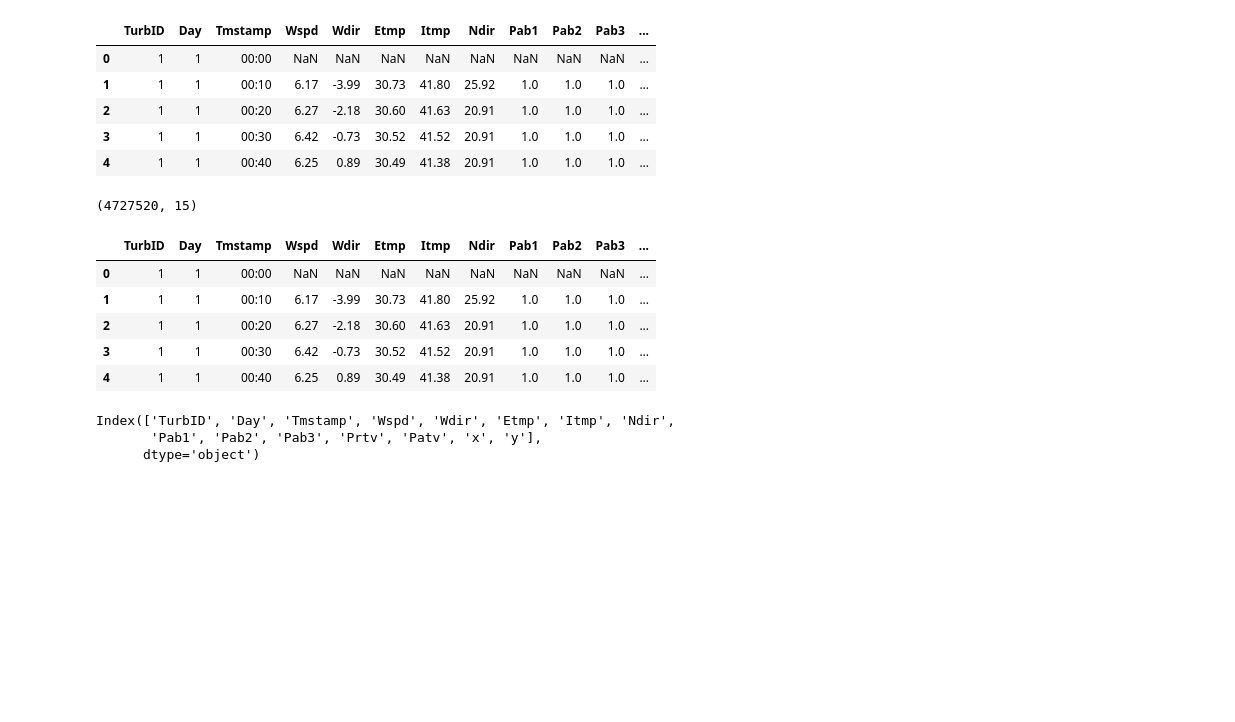
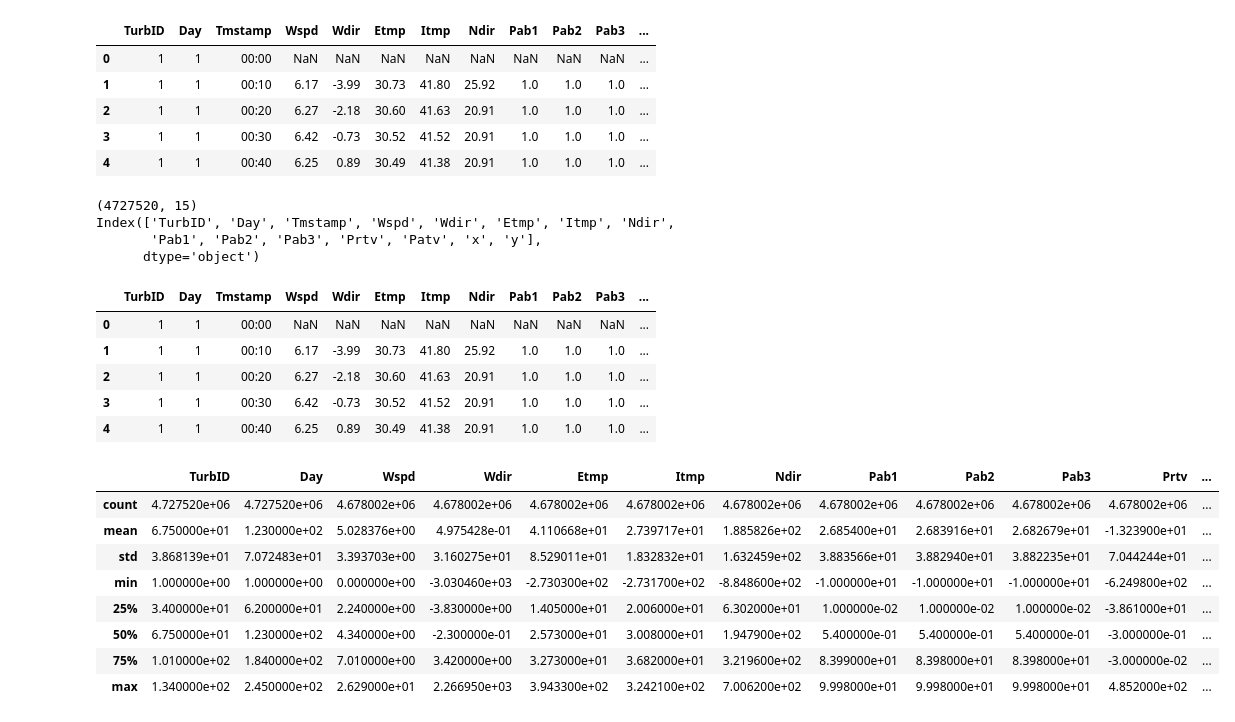
Before and after one commit to GKDGKD/KDD_CUP_2022, a Jupyter notebook: notebook/kdd_EDA.ipynb, the cells around one changed output. Drawn from its saved outputs; the diff is of its cells as text; code cells hidden in the pictures; blank space fills up the shorter version.

Commit message:
update data_prepare

```diff
--- a/notebook/kdd_EDA.ipynb
+++ b/notebook/kdd_EDA.ipynb
@@ -18,7 +23,7 @@ location.describe()
 | 75% | 100.750000 | 4320.609625 | 8814.832950 |
 | max | 134.000000 | 5501.452900 | 12121.004260 |
 # %%
-df_train = pd.read_csv(os.path.join(data_path, 'train/wtbdata_245days.csv'))
+df_train = pd.read_csv(os.path.join(data_path, 'wtbdata_245days.csv'))
 print(df_train.shape)
 print(df_train.columns)
 df_train.head()
@@ -36,9 +41,13 @@ Index(['TurbID', 'Day', 'Tmstamp', 'Wspd', 'Wdir', 'Etmp', 'Itmp', 'Ndir',
 # %%
 df_train = pd.merge(df_train, location, on='TurbID', how='left')
 print(df_train.shape)
+print(df_train.columns)
 df_train.head()
 # %% [output]
 (4727520, 15)
+Index(['TurbID', 'Day', 'Tmstamp', 'Wspd', 'Wdir', 'Etmp', 'Itmp', 'Ndir',
+       'Pab1', 'Pab2', 'Pab3', 'Prtv', 'Patv', 'x', 'y'],
+      dtype='object')
 |  | TurbID | Day | Tmstamp | Wspd | Wdir | Etmp | Itmp | Ndir | Pab1 | Pab2 | Pab3 | ... |
 | 0 | 1 | 1 | 00:00 | NaN | NaN | NaN | NaN | NaN | NaN | NaN | NaN | ... |
 | 1 | 1 | 1 | 00:10 | 6.17 | -3.99 | 30.73 | 41.80 | 25.92 | 1.0 | 1.0 | 1.0 | ... |
@@ -46,8 +55,14 @@ df_train.head()
 | 3 | 1 | 1 | 00:30 | 6.42 | -0.73 | 30.52 | 41.52 | 20.91 | 1.0 | 1.0 | 1.0 | ... |
 | 4 | 1 | 1 | 00:40 | 6.25 | 0.89 | 30.49 | 41.38 | 20.91 | 1.0 | 1.0 | 1.0 | ... |
 # %%
-df_train.columns
+df_train.describe()
 # %% [output]
-Index(['TurbID', 'Day', 'Tmstamp', 'Wspd', 'Wdir', 'Etmp', 'Itmp', 'Ndir',
-       'Pab1', 'Pab2', 'Pab3', 'Prtv', 'Patv', 'x', 'y'],
-      dtype='object')
+|  | TurbID | Day | Wspd | Wdir | Etmp | Itmp | Ndir | Pab1 | Pab2 | Pab3 | Prtv | ... |
+| count | 4.727520e+06 | 4.727520e+06 | 4.678002e+06 | 4.678002e+06 | 4.678002e+06 | 4.678002e+06 | 4.678002e+06 | 4.678002e+06 | 4.678002e+06 | 4.678002e+06 | 4.678002e+06 | ... |
+| mean | 6.750000e+01 | 1.230000e+02 | 5.028376e+00 | 4.975428e-01 | 4.110668e+01 | 2.739717e+01 | 1.885826e+02 | 2.685400e+01 | 2.683916e+01 | 2.682679e+01 | -1.323900e+01 | ... |
+| std | 3.868139e+01 | 7.072483e+01 | 3.393703e+00 | 3.160275e+01 | 8.529011e+01 | 1.832832e+01 | 1.632459e+02 | 3.883566e+01 | 3.882940e+01 | 3.882235e+01 | 7.044244e+01 | ... |
+| min | 1.000000e+00 | 1.000000e+00 | 0.000000e+00 | -3.030460e+03 | -2.730300e+02 | -2.731700e+02 | -8.848600e+02 | -1.000000e+01 | -1.000000e+01 | -1.000000e+01 | -6.249800e+02 | ... |
+| 25% | 3.400000e+01 | 6.200000e+01 | 2.240000e+00 | -3.830000e+00 | 1.405000e+01 | 2.006000e+01 | 6.302000e+01 | 1.000000e-02 | 1.000000e-02 | 1.000000e-02 | -3.861000e+01 | ... |
+| 50% | 6.750000e+01 | 1.230000e+02 | 4.340000e+00 | -2.300000e-01 | 2.573000e+01 | 3.008000e+01 | 1.947900e+02 | 5.400000e-01 | 5.400000e-01 | 5.400000e-01 | -3.000000e-01 | ... |
+| 75% | 1.010000e+02 | 1.840000e+02 | 7.010000e+00 | 3.420000e+00 | 3.273000e+01 | 3.682000e+01 | 3.219600e+02 | 8.399000e+01 | 8.398000e+01 | 8.398000e+01 | -3.000000e-02 | ... |
+| max | 1.340000e+02 | 2.450000e+02 | 2.629000e+01 | 2.266950e+03 | 3.943300e+02 | 3.242100e+02 | 7.006200e+02 | 9.998000e+01 | 9.998000e+01 | 9.998000e+01 | 4.852000e+02 | ... |
```
Also changed, not shown: parts of 17 cells of this notebook, 3 other files.
